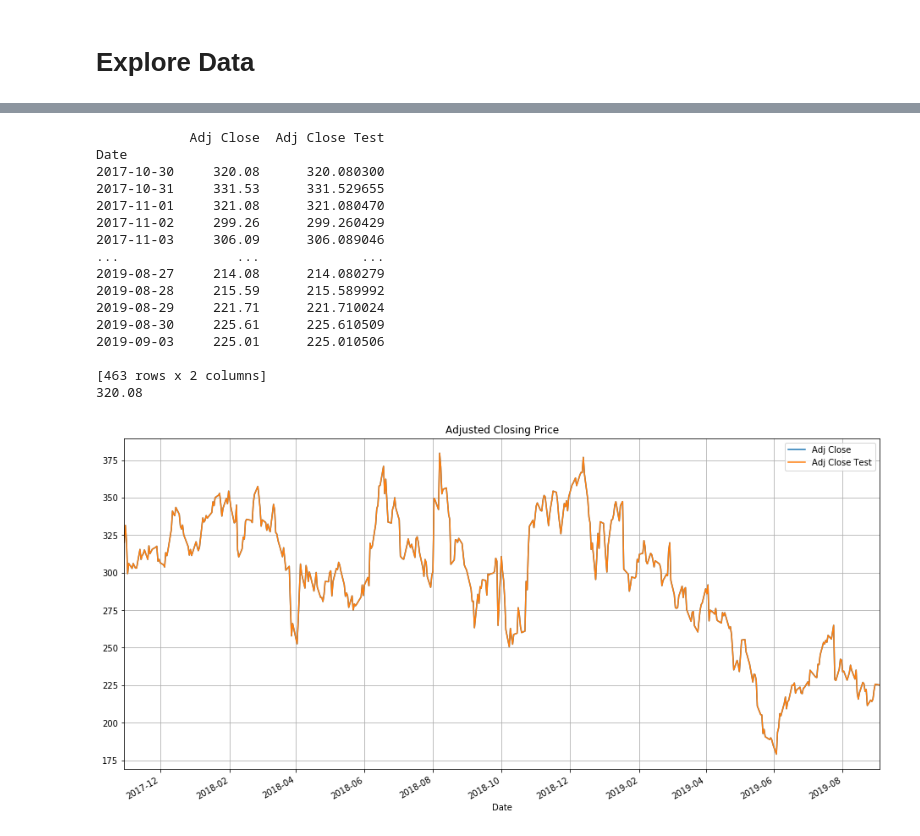
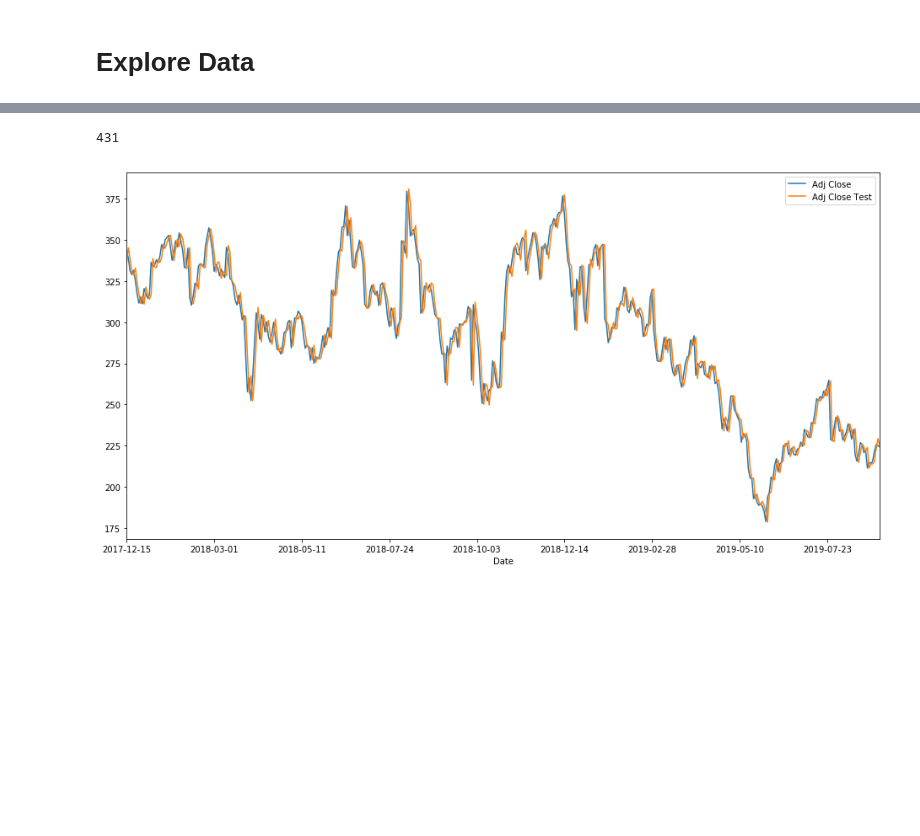
Before and after one commit to monanjo123/TSLA-Stock-Price-Prediction, a Jupyter notebook: TSLA Stock Predictions.ipynb, the cells around one changed output, grey strips where cells are left out. Saved outputs shown, nothing was run; the diff lists cells and outputs as text; code cells hidden in the pictures; blank space fills up the shorter version.

```diff
--- a/TSLA Stock Predictions.ipynb
+++ b/TSLA Stock Predictions.ipynb
@@ -22,8 +22,8 @@ from pandas_datareader import data as pdr
 # %% [markdown]
 # Get Dataset
 # %%
-yf.pdr_override()
-df_full = pdr.get_data_yahoo("TSLA", start="2010-01-01").reset_index()
-df_full.to_csv('TSLA.csv',index=False)
+# yf.pdr_override()
+# df_full = pdr.get_data_yahoo("TSLA", start="2010-01-01").reset_index()
+df_full = pd.read_csv('TSLA.csv')
 df_full.head()
 # %% [output]
@@ -79,16 +89,19 @@ y[1]
 # %%
 # Preprocess Data
-features = ['Open', 'High', 'Low', 'Close', 'Volume']
-col_list = copy.copy(list(df_full.columns))
-X=df_full[features].values
-y=df_full['Adj Close'].values
-print(X)
-print(list(df_full.columns))
 num_samples = len(df_full)
 train_index = 0.8
+
+features = ['Open', 'High', 'Low', 'Close', 'Volume']
+# X=df_full[features].values
+# y=df_full['Adj Close'].values
+
 split = int(num_samples * train_index)
+training_data = df_full[:split]
+test_data = df_full[split:]
+print(len(training_data), len(test_data))
 x_train = X[:split]
 y_train = y[:split]
 x_test = X[split:]
 y_test = y[split:]
+print(len(x_train), len(y_train), len(x_test), len(y_test))
 # %% [output]
@@ -128,34 +145,24 @@ plt.show()
 # %%
 # Create Linear Regression
-reg = Ridge()
+model = Ridge()
 
 # train the model using the training sets
-reg.fit(x_train, y_train)
-y_pred = reg.predict(x_test)
-df_line = df_full.copy()
+model.fit(x_train, y_train)
+
+y_pred = model.predict(x_test)
+
+df_line = test_data.copy()
+
 df_line.drop(features, axis=1, inplace=True)
-df_line = df_line.iloc[split:]
+df_line = df_line.iloc[window_size:]
+print(len(df_line))
+
+# print(df_line['Adj Close'][:5])
 df_line['Adj Close Test'] = y_pred
+
 df_line.set_index('Date', inplace=True)
-print(df_line)
-print(y_test[0])
-df_line.plot(label='TSLA', figsize=(16,8), title='Adjusted Closing Price', grid=True)
+df_line.plot(figsize=(16,8))
 plt.show()
 # %% [output]
-            Adj Close  Adj Close Test
-Date
-2017-10-30     320.08      320.080300
-2017-10-31     331.53      331.529655
-2017-11-01     321.08      321.080470
-2017-11-02     299.26      299.260429
-2017-11-03     306.09      306.089046
-...               ...             ...
-2019-08-27     214.08      214.080279
-2019-08-28     215.59      215.589992
-2019-08-29     221.71      221.710024
-2019-08-30     225.61      225.610509
-2019-09-03     225.01      225.010506
-
-[463 rows x 2 columns]
-320.08
+431
-[figure, old version]
+[figure, new version]
```
Also changed, not shown: parts of 11 cells of this notebook, 1 other file.
